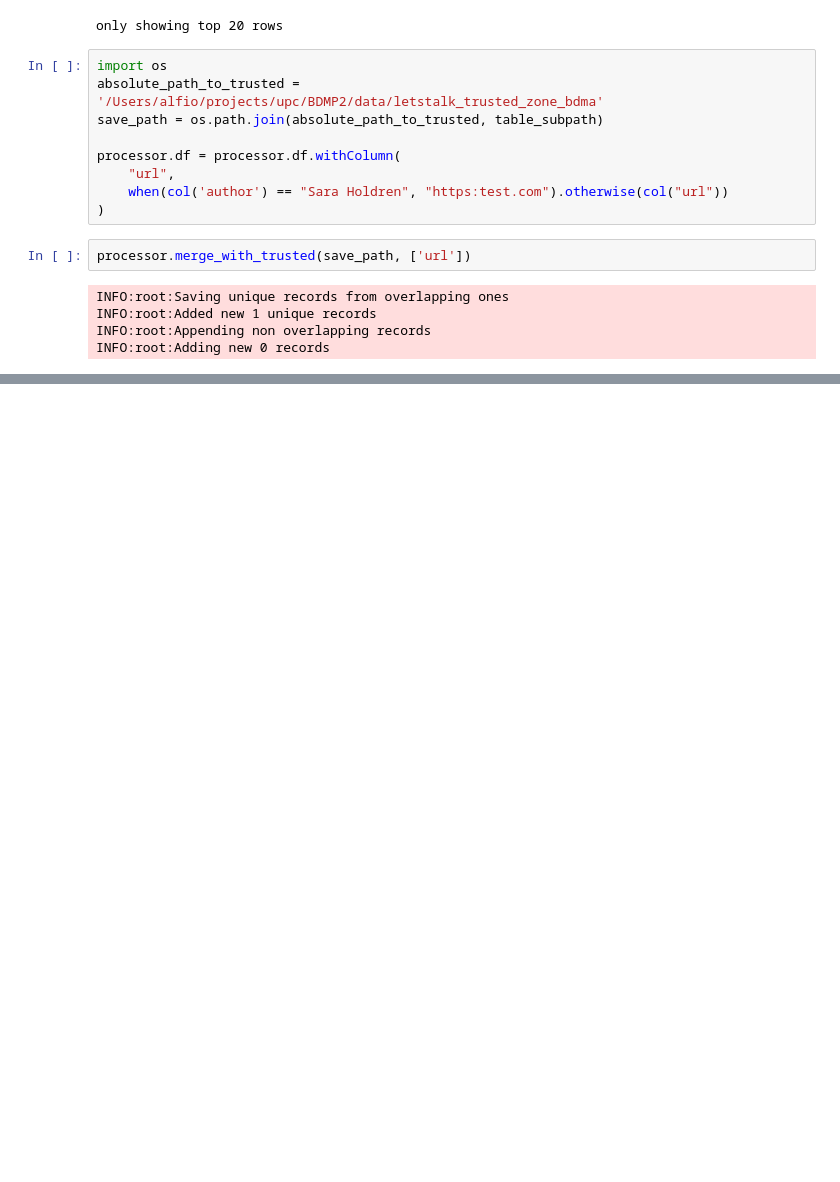
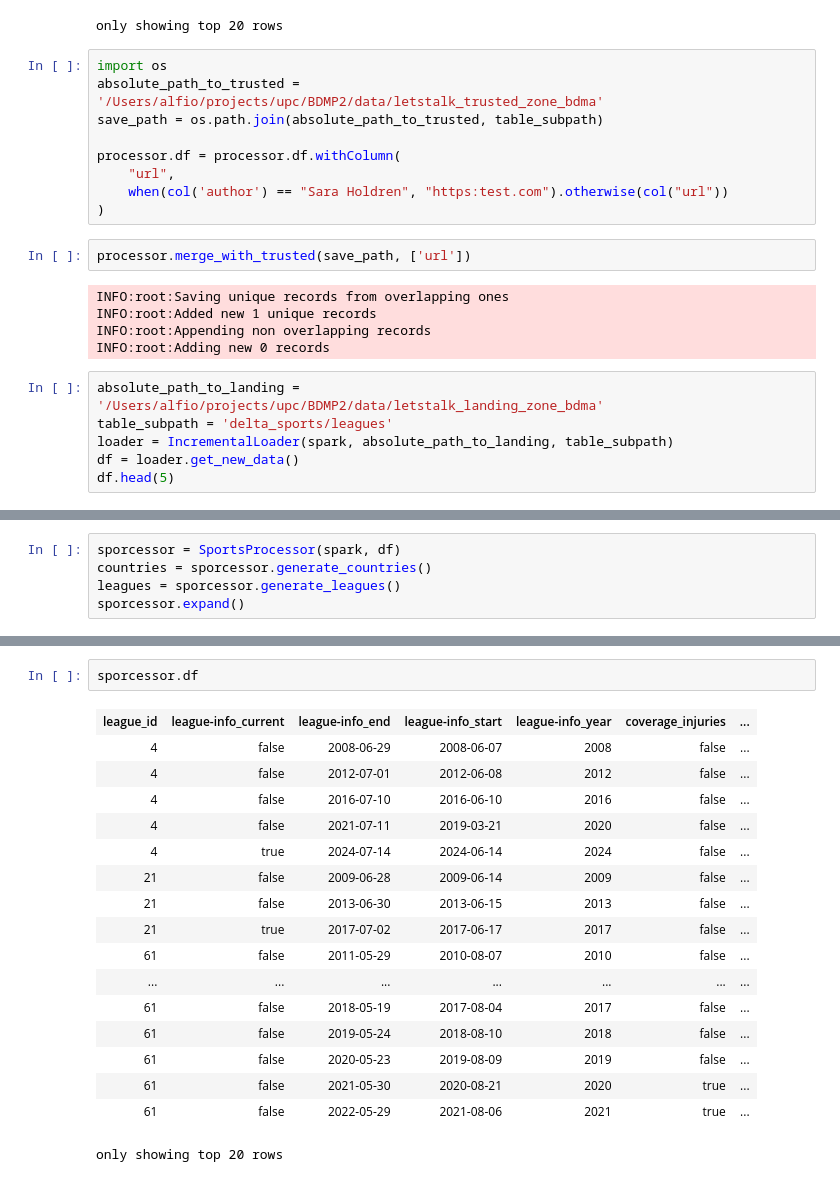
Before and after one commit to Carda01/LetsTalk, a Jupyter notebook: notebooks/explore_landing.ipynb, the cells around one changed output, grey strips where cells are left out. Drawn from its saved outputs; the diff is of its cells as text; blank space fills up the shorter version.

Commit message:
+ notebook that executes processing of sports

```diff
--- a/notebooks/explore_landing.ipynb
+++ b/notebooks/explore_landing.ipynb
@@ -98,3 +99,9 @@ INFO:root:Saving unique records from overlapping ones
 INFO:root:Added new 1 unique records
 INFO:root:Appending non overlapping records
 INFO:root:Adding new 0 records
+# %%
+absolute_path_to_landing = '/Users/alfio/projects/upc/BDMP2/data/letstalk_landing_zone_bdma'
+table_subpath = 'delta_sports/leagues'
+loader = IncrementalLoader(spark, absolute_path_to_landing, table_subpath)
+df = loader.get_new_data()
+df.head(5)
@@ -100,0 +115,5 @@ INFO:root:Adding new 0 records
+# %%
+sporcessor = SportsProcessor(spark, df)
+countries = sporcessor.generate_countries()
+leagues = sporcessor.generate_leagues()
+sporcessor.expand()
@@ -100,0 +123,20 @@ INFO:root:Adding new 0 records
+# %%
+sporcessor.df
+# %% [output]
+| league_id | league-info_current | league-info_end | league-info_start | league-info_year | coverage_injuries | ... |
+| 4 | false | 2008-06-29 | 2008-06-07 | 2008 | false | ... |
+| 4 | false | 2012-07-01 | 2012-06-08 | 2012 | false | ... |
+| 4 | false | 2016-07-10 | 2016-06-10 | 2016 | false | ... |
+| 4 | false | 2021-07-11 | 2019-03-21 | 2020 | false | ... |
+| 4 | true | 2024-07-14 | 2024-06-14 | 2024 | false | ... |
+| 21 | false | 2009-06-28 | 2009-06-14 | 2009 | false | ... |
+| 21 | false | 2013-06-30 | 2013-06-15 | 2013 | false | ... |
+| 21 | true | 2017-07-02 | 2017-06-17 | 2017 | false | ... |
+| 61 | false | 2011-05-29 | 2010-08-07 | 2010 | false | ... |
+| ... | ... | ... | ... | ... | ... | ... |
+| 61 | false | 2018-05-19 | 2017-08-04 | 2017 | false | ... |
+| 61 | false | 2019-05-24 | 2018-08-10 | 2018 | false | ... |
+| 61 | false | 2020-05-23 | 2019-08-09 | 2019 | false | ... |
+| 61 | false | 2021-05-30 | 2020-08-21 | 2020 | true | ... |
+| 61 | false | 2022-05-29 | 2021-08-06 | 2021 | true | ... |
+only showing top 20 rows
```
Also changed, not shown: parts of 7 cells of this notebook.
